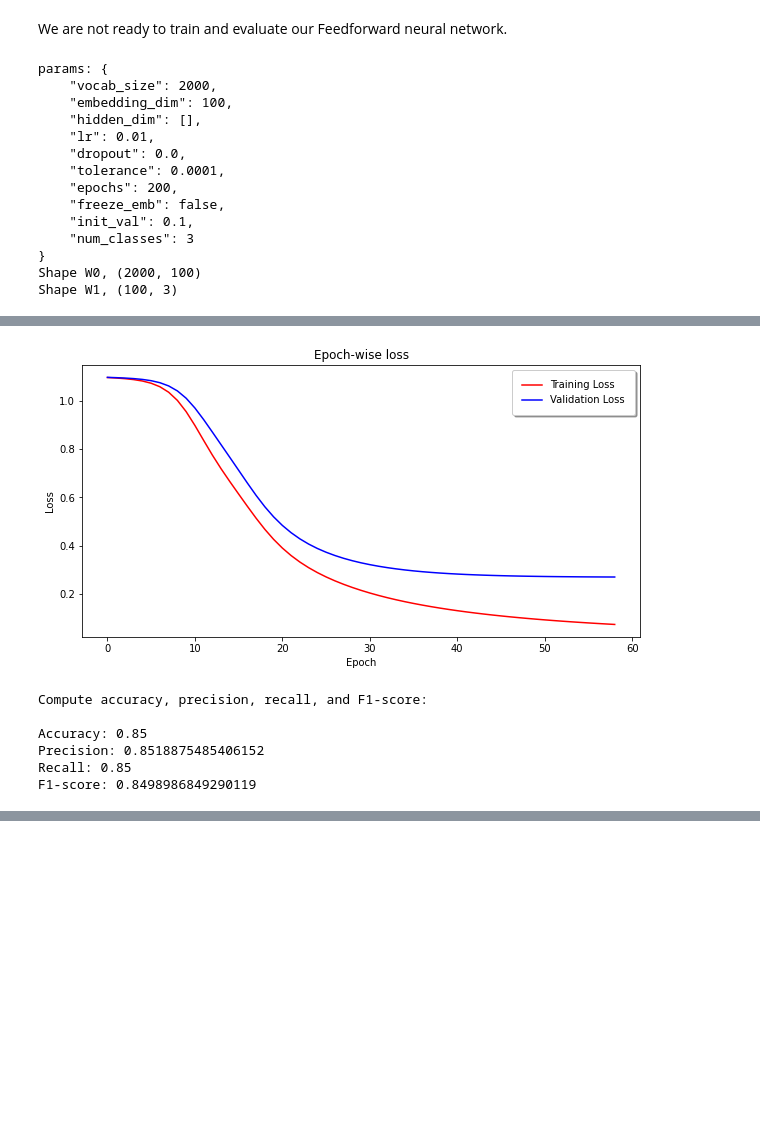
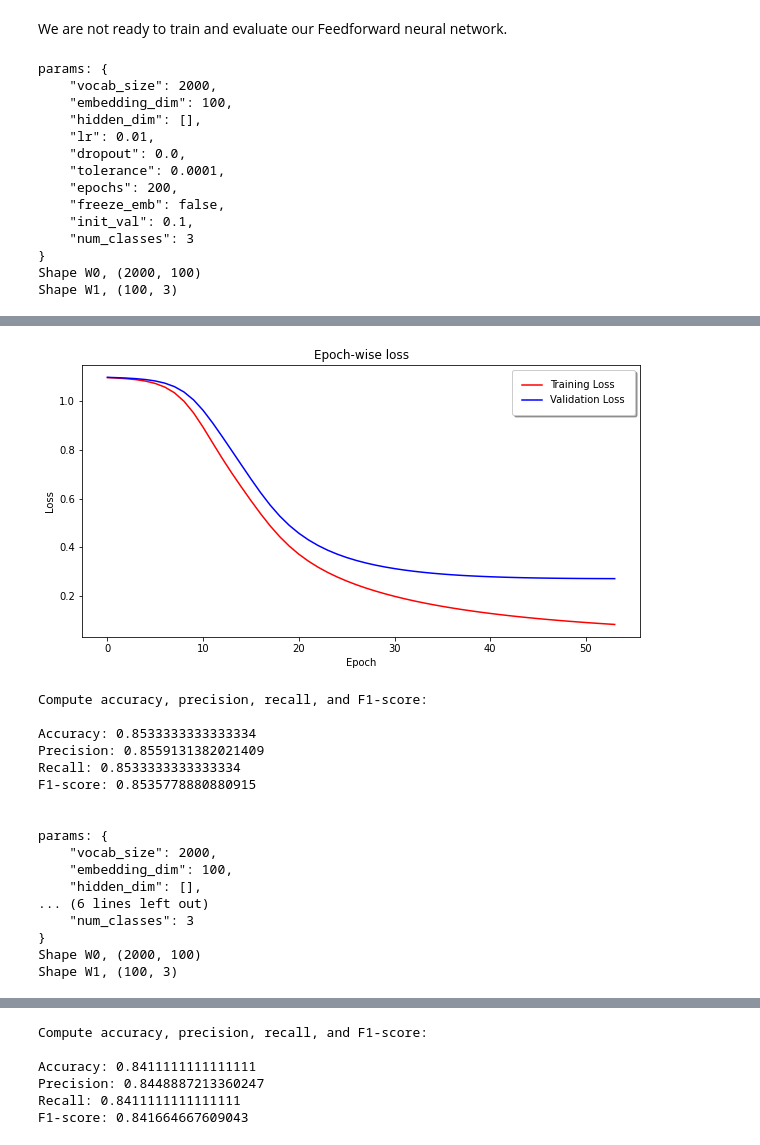
Before and after one commit to mahenrathod/datascience-notebooks, a Jupyter notebook: 02_nlp/FeedforwardNetwork-from-scratch.ipynb, the cells around one changed output, grey strips where cells are left out. Saved outputs shown, nothing was run; the diff lists cells and outputs as text; code cells hidden in the pictures; blank space fills up the shorter version.

```diff
--- a/02_nlp/FeedforwardNetwork-from-scratch.ipynb
+++ b/02_nlp/FeedforwardNetwork-from-scratch.ipynb
@@ -603,7 +604,7 @@ def forward_pass(x, W, dropout_rate=0.2):
 
         # Compute the dot product between weight matrix and input for the rest of hidden layers
         else:
-            h = np.dot(w.get('weight').T, x_in) + bias
+            h = np.dot(w.get('weights').T, x_in) + bias
 
         # Apply ReLU activation function
         a = relu(h)
@@ -889,7 +890,19 @@ params_list = [
      "freeze_emb":False,
      "init_val":0.1,
      "num_classes":3
-    }
+    },
+    {"vocab_size":len(news_vocab),
+     "embedding_dim":100,
+     "hidden_dim":[],
+     "lr":0.005,
+     "dropout":0.0,
+     "tolerance":0.0001,
+     "epochs":200,
+     "freeze_emb":False,
+     "init_val":0.5,
+     "num_classes":3
+    },
+
 ]
 
 train_and_evaluate(params_list)
@@ -923,9 +935,20 @@ Shape W1, (100, 3)
 Tolerance encountered. Stop the training.
 Learning process:
-[figure, old version]
+[figure, new version]
 Compute accuracy, precision, recall, and F1-score:
 
-Accuracy: 0.85
-Precision: 0.8518875485406152
-Recall: 0.85
-F1-score: 0.8498986849290119
+Accuracy: 0.8533333333333334
+Precision: 0.8559131382021409
+Recall: 0.8533333333333334
+F1-score: 0.8535778880880915
+
+
+params: {
+    "vocab_size": 2000,
+    "embedding_dim": 100,
+    "hidden_dim": [],
+... (6 lines left out)
+    "num_classes": 3
+}
+Shape W0, (2000, 100)
+Shape W1, (100, 3)
@@ -931,0 +973,6 @@ F1-score: 0.8498986849290119
+Compute accuracy, precision, recall, and F1-score:
+
+Accuracy: 0.8411111111111111
+Precision: 0.8448887213360247
+Recall: 0.8411111111111111
+F1-score: 0.841664667609043
```
Also changed, not shown: parts of 17 cells of this notebook.
